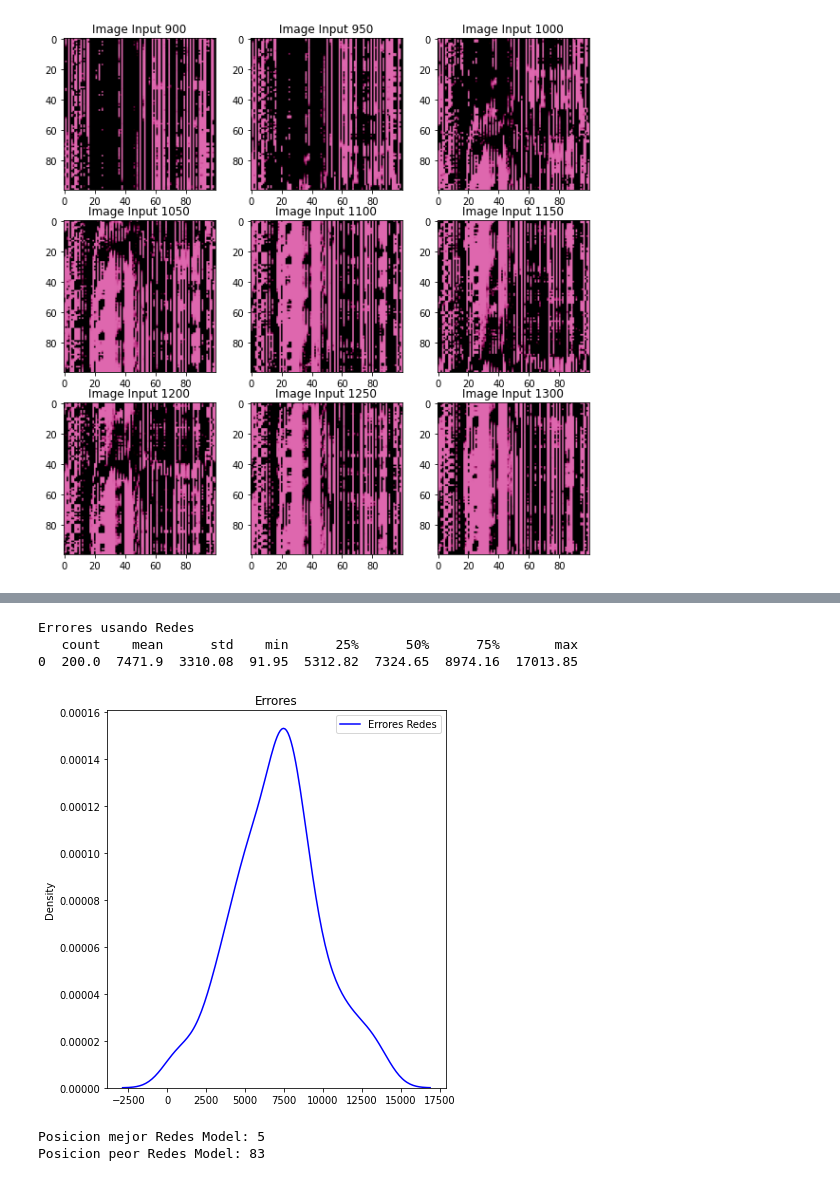
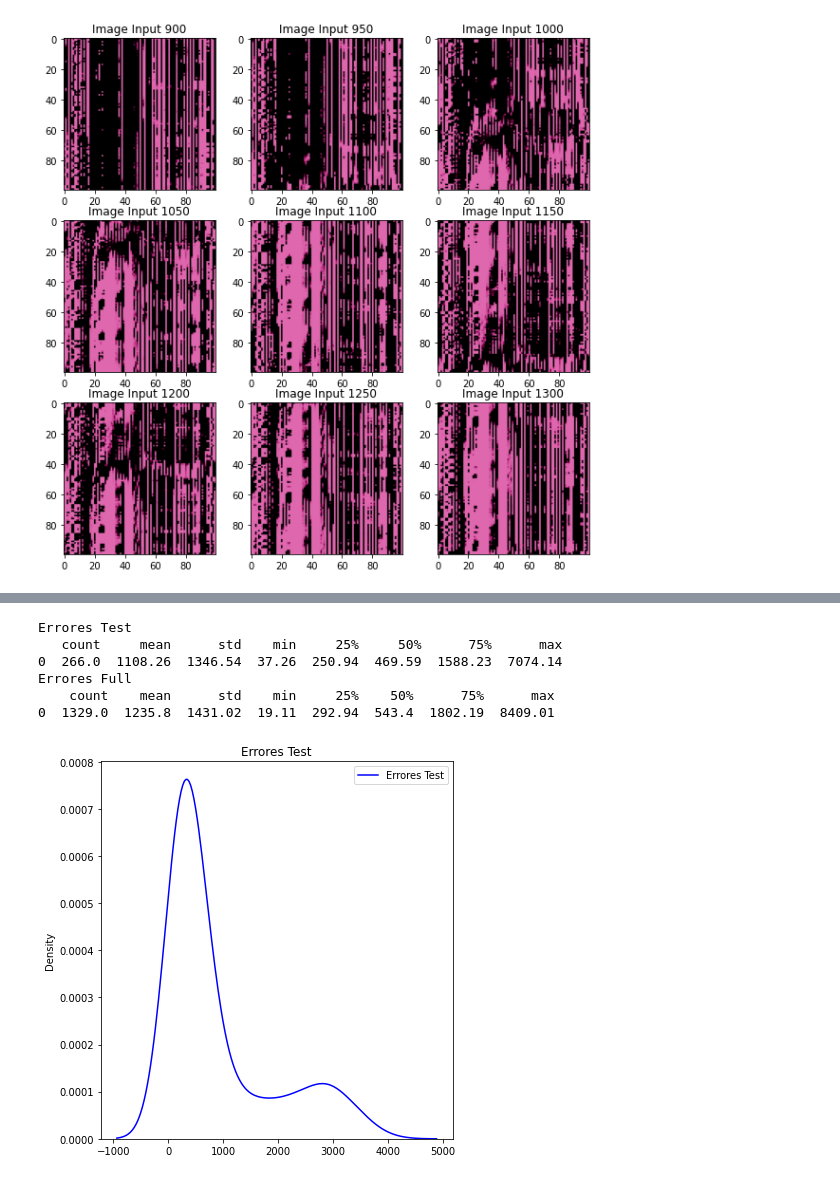
Before and after one commit to aldofranco91/Trading, a Jupyter notebook: Conv_Regression_ResNet_Jaime.ipynb, the cells around one changed output, grey strips where cells are left out. Drawn from its saved outputs; the diff is of its cells as text; code cells hidden in the pictures.

```diff
--- a/Conv_Regression_ResNet_Jaime.ipynb
+++ b/Conv_Regression_ResNet_Jaime.ipynb
@@ -397,5 +398,5 @@ Images created by the network
 # %%
-sub_model = tf.keras.Model(inputs, input_img)
+sub_model = tf.keras.Model(inputs=best_model.input, outputs=best_model.get_layer('image_inp').output)
 sub_model.compile(loss='mae', optimizer=tf.keras.optimizers.Adam(learning_rate=0.01), metrics='mae')
 layer_output = sub_model.predict(X_new, verbose=1)
 # %% [output]
@@ -437,0 +434,3 @@ y_pred_redes = model.predict(X_new, verbose=1)
+# %%
+y_pred_test = best_model.predict(X_test, verbose=1)
+y_pred_redes = best_model.predict(X_new, verbose=1)
@@ -458,15 +455,26 @@ y_pred_redes_ok = y_pred_redes
+# %%
+y_test_original = y_test
+y_pred_test = y_pred_test
+
+y_original = y
+y_pred_full = y_pred_redes
 # %%
-errores_redes = np.empty([len(y_test_original)])
-#errores_baseline = np.empty([len(y_test_original)])
-for i in range(0,len(y_test_original)):
-    errores_redes[i] = np.linalg.norm(y_test_original[i] - y_pred_redes_ok[i], np.inf)
-    #errores_baseline[i] = np.linalg.norm(y_test_original[i] - y_pred_baseline_ok[i], np.inf)
+errores_test = np.empty([len(y_test)])
+for i in range(0,len(y_test)):
+    errores_test[i] = np.linalg.norm(y_test_original[i] - y_pred_test[i], np.inf)
+
+errores_full = np.empty([len(y)])
+for i in range(0,len(y)):
+    errores_full[i] = np.linalg.norm(y_original[i] - y_pred_full[i], np.inf)
 # %%
-print("Errores usando Redes")
-print(pd.DataFrame(errores_redes).describe().transpose().round(2))
-# print("Errores usando Baseline")
-# print(pd.DataFrame(errores_baseline).describe().transpose().round(2))
+print("Errores Test")
+print(pd.DataFrame(errores_test).describe().transpose().round(2))
+print("Errores Full")
+print(pd.DataFrame(errores_full).describe().transpose().round(2))
 # %% [output]
-Errores usando Redes
-   count    mean      std    min      25%      50%      75%       max
-0  200.0  7471.9  3310.08  91.95  5312.82  7324.65  8974.16  17013.85
+Errores Test
+   count     mean      std    min     25%     50%      75%      max
+0  266.0  1108.26  1346.54  37.26  250.94  469.59  1588.23  7074.14
+Errores Full
+    count    mean      std    min     25%    50%      75%      max
+0  1329.0  1235.8  1431.02  19.11  292.94  543.4  1802.19  8409.01
@@ -476,23 +481,9 @@ s2 = errores_redes[errores_redes < np.percentile(errores_redes, 95)]
 # %%
 plt.figure(figsize=(6,6))
-#sns.kdeplot(s1, color = "red",  label = 'Errores Baseline')
-sns.kdeplot(s2, color = "blue", label = 'Errores Redes')
-plt.title('Errores')
+sns.kdeplot(errores_test[errores_test < np.percentile(errores_test, 95)], color = "blue", label = 'Errores Test')
+plt.title('Errores Test')
 plt.tight_layout()
 plt.legend()
 plt.show()
 # %% [output]
-[figure, old version]
+[figure, new version]
-# %%
-# best_baseline = np.argmin(errores_baseline)
-# worse_baseline = np.argmax(errores_baseline)
-# print("Posicion mejor Baseline Model: " + str(best_baseline))
-# print("Posicion peor Baseline Model: " + str(worse_baseline))
-
-best_redes = np.argmin(errores_redes)
-worse_redes = np.argmax(errores_redes)
-print("Posicion mejor Redes Model: " + str(best_redes))
-print("Posicion peor Redes Model: " + str(worse_redes))
-# %% [output]
-Posicion mejor Redes Model: 5
-Posicion peor Redes Model: 83
```
Also changed, not shown: parts of 24 cells of this notebook.
